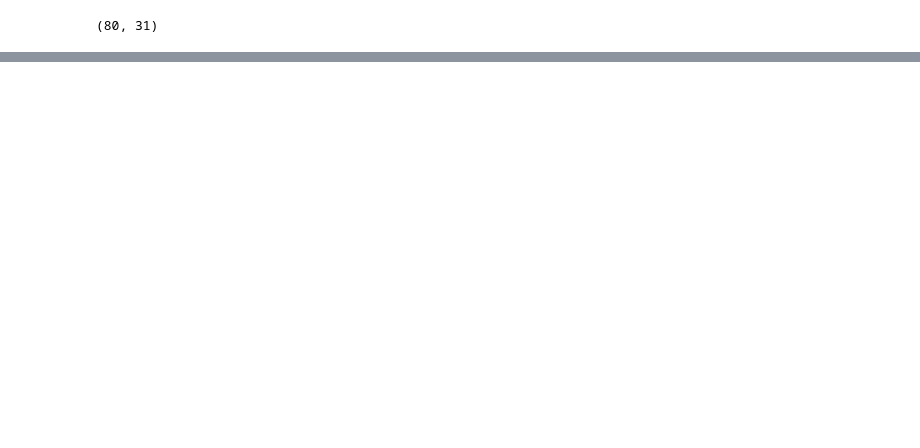
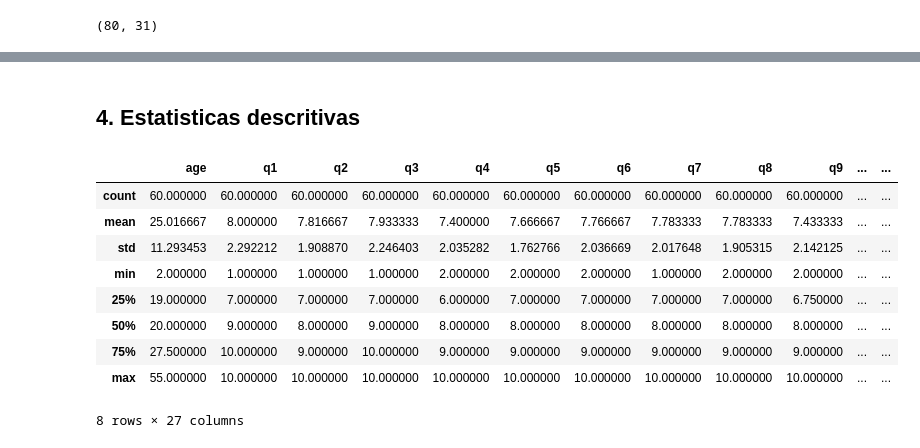
Before and after one commit to larissalaga/IA-E-Chtabot, a Jupyter notebook: Aula0803/eda_survey.ipynb, the cells around one changed output, grey strips where cells are left out. Drawn from its saved outputs; the diff is of its cells as text; code cells hidden in the pictures; blank space fills up the shorter version.

```diff
--- a/Aula0803/eda_survey.ipynb
+++ b/Aula0803/eda_survey.ipynb
@@ -42,0 +61,15 @@ df.tail()
+# %% [markdown]
+## 4. Estatisticas descritivas
+# %%
+df_triple_clean.describe()
+# %% [output]
+|  | age | q1 | q2 | q3 | q4 | q5 | q6 | q7 | q8 | q9 | ... | ... |
+| count | 60.000000 | 60.000000 | 60.000000 | 60.000000 | 60.000000 | 60.000000 | 60.000000 | 60.000000 | 60.000000 | 60.000000 | ... | ... |
+| mean | 25.016667 | 8.000000 | 7.816667 | 7.933333 | 7.400000 | 7.666667 | 7.766667 | 7.783333 | 7.783333 | 7.433333 | ... | ... |
+| std | 11.293453 | 2.292212 | 1.908870 | 2.246403 | 2.035282 | 1.762766 | 2.036669 | 2.017648 | 1.905315 | 2.142125 | ... | ... |
+| min | 2.000000 | 1.000000 | 1.000000 | 1.000000 | 2.000000 | 2.000000 | 2.000000 | 1.000000 | 2.000000 | 2.000000 | ... | ... |
+| 25% | 19.000000 | 7.000000 | 7.000000 | 7.000000 | 6.000000 | 7.000000 | 7.000000 | 7.000000 | 7.000000 | 6.750000 | ... | ... |
+| 50% | 20.000000 | 9.000000 | 8.000000 | 9.000000 | 8.000000 | 8.000000 | 8.000000 | 8.000000 | 8.000000 | 8.000000 | ... | ... |
+| 75% | 27.500000 | 10.000000 | 9.000000 | 10.000000 | 9.000000 | 9.000000 | 9.000000 | 9.000000 | 9.000000 | 9.000000 | ... | ... |
+| max | 55.000000 | 10.000000 | 10.000000 | 10.000000 | 10.000000 | 10.000000 | 10.000000 | 10.000000 | 10.000000 | 10.000000 | ... | ... |
+8 rows × 27 columns
```
Also changed, not shown: parts of 13 cells of this notebook.
